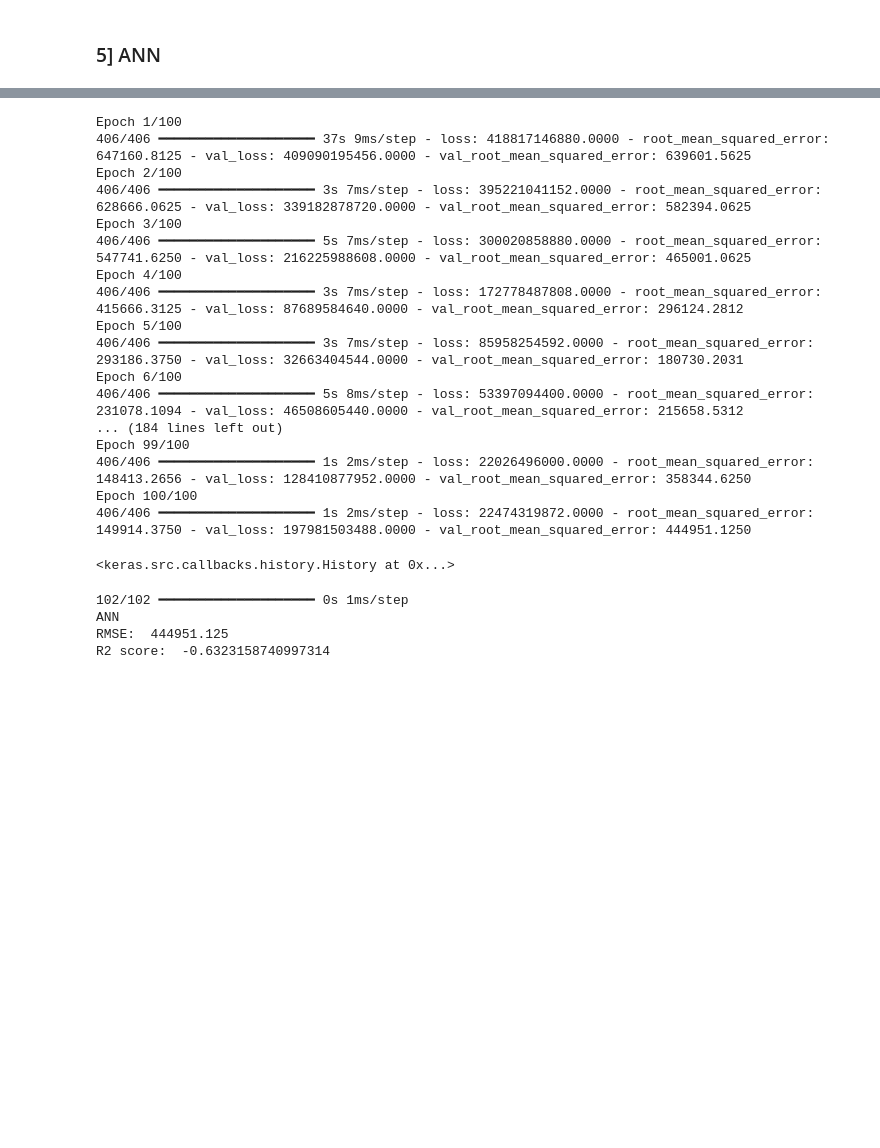
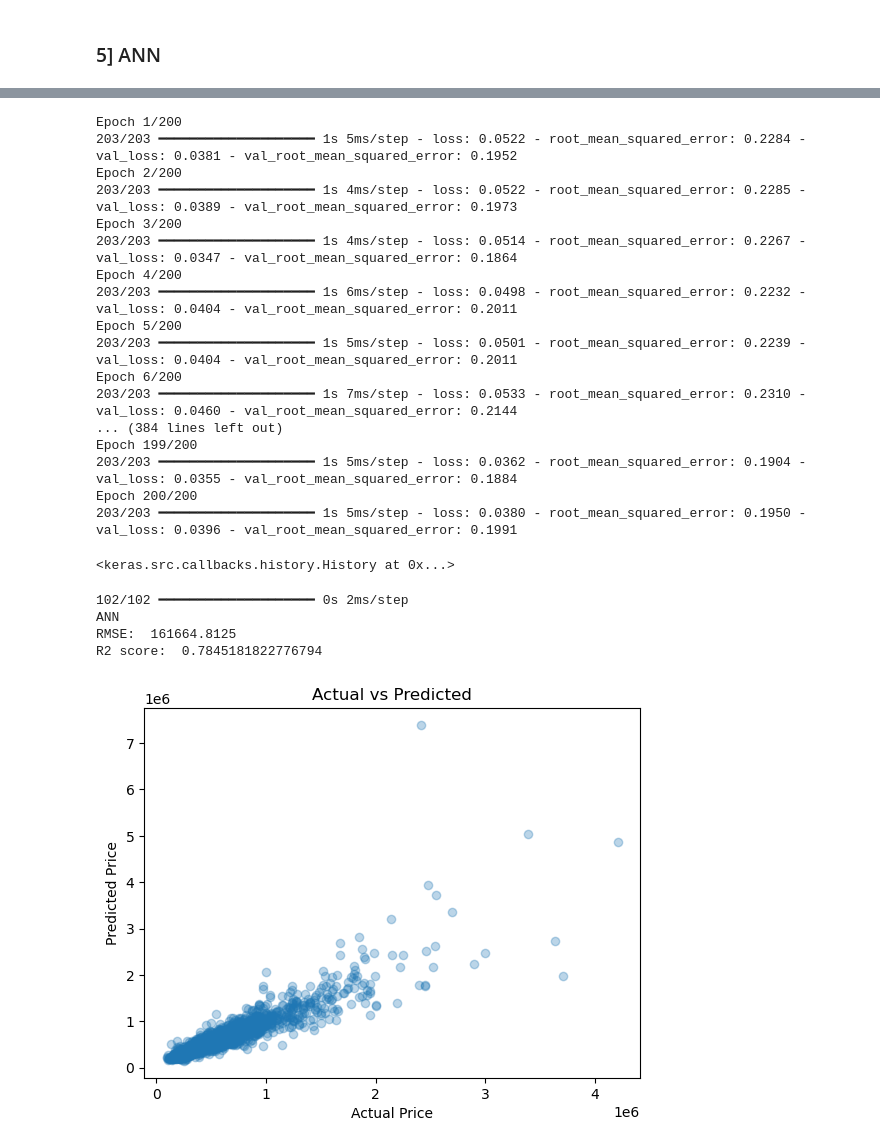
Before and after one commit to Sohan-iitr/Satellite-Imagery-Based-Property-Valuation-cdc-open-project, a Jupyter notebook: baselinemodel (only tabular data).ipynb, the cells around one changed output, grey strips where cells are left out. Drawn from its saved outputs; the diff is of its cells as text; code cells hidden in the pictures; blank space fills up the shorter version.

```diff
--- a/baselinemodel (only tabular data).ipynb
+++ b/baselinemodel (only tabular data).ipynb
@@ -313,4 +350,7 @@ RMSE:  109927.2734375
 R2 score:  0.9003698825836182
 # %% [markdown]
 ### 5] ANN
+# %%
+y_train_log = np.log1p(y_train)
+y_valid_log = np.log1p(y_valid)
 # %%
@@ -355,23 +395,31 @@ Model: "sequential_4"
 # %%
 ann.compile(optimizer="adam", loss="mean_squared_error", metrics=[tf.keras.metrics.RootMeanSquaredError()])
 # %%
-ann.fit(x_train_scaled, y_train, epochs=100, batch_size=32, validation_data=(x_valid_scaled, y_valid))
+ann.fit(
+    x_train_scaled,
+    y_train_log,
+    validation_data=(x_valid_scaled, y_valid_log),
+    epochs=200,
+    batch_size=64,
+    #callbacks=callbacks,
+    verbose=1
+)
 # %% [output]
-Epoch 1/100
-406/406 ━━━━━━━━━━━━━━━━━━━━ 37s 9ms/step - loss: 418817146880.0000 - root_mean_squared_error: 647160.8125 - val_loss: 409090195456.0000 - val_root_mean_squared_error: 639601.5625
-Epoch 2/100
-406/406 ━━━━━━━━━━━━━━━━━━━━ 3s 7ms/step - loss: 395221041152.0000 - root_mean_squared_error: 628666.0625 - val_loss: 339182878720.0000 - val_root_mean_squared_error: 582394.0625
-Epoch 3/100
-406/406 ━━━━━━━━━━━━━━━━━━━━ 5s 7ms/step - loss: 300020858880.0000 - root_mean_squared_error: 547741.6250 - val_loss: 216225988608.0000 - val_root_mean_squared_error: 465001.0625
-Epoch 4/100
-406/406 ━━━━━━━━━━━━━━━━━━━━ 3s 7ms/step - loss: 172778487808.0000 - root_mean_squared_error: 415666.3125 - val_loss: 87689584640.0000 - val_root_mean_squared_error: 296124.2812
-Epoch 5/100
-406/406 ━━━━━━━━━━━━━━━━━━━━ 3s 7ms/step - loss: 85958254592.0000 - root_mean_squared_error: 293186.3750 - val_loss: 32663404544.0000 - val_root_mean_squared_error: 180730.2031
-Epoch 6/100
-406/406 ━━━━━━━━━━━━━━━━━━━━ 5s 8ms/step - loss: 53397094400.0000 - root_mean_squared_error: 231078.1094 - val_loss: 46508605440.0000 - val_root_mean_squared_error: 215658.5312
-... (184 lines left out)
-Epoch 99/100
-406/406 ━━━━━━━━━━━━━━━━━━━━ 1s 2ms/step - loss: 22026496000.0000 - root_mean_squared_error: 148413.2656 - val_loss: 128410877952.0000 - val_root_mean_squared_error: 358344.6250
-Epoch 100/100
-406/406 ━━━━━━━━━━━━━━━━━━━━ 1s 2ms/step - loss: 22474319872.0000 - root_mean_squared_error: 149914.3750 - val_loss: 197981503488.0000 - val_root_mean_squared_error: 444951.1250
+Epoch 1/200
+203/203 ━━━━━━━━━━━━━━━━━━━━ 1s 5ms/step - loss: 0.0522 - root_mean_squared_error: 0.2284 - val_loss: 0.0381 - val_root_mean_squared_error: 0.1952
+Epoch 2/200
+203/203 ━━━━━━━━━━━━━━━━━━━━ 1s 4ms/step - loss: 0.0522 - root_mean_squared_error: 0.2285 - val_loss: 0.0389 - val_root_mean_squared_error: 0.1973
+Epoch 3/200
+203/203 ━━━━━━━━━━━━━━━━━━━━ 1s 4ms/step - loss: 0.0514 - root_mean_squared_error: 0.2267 - val_loss: 0.0347 - val_root_mean_squared_error: 0.1864
+Epoch 4/200
+203/203 ━━━━━━━━━━━━━━━━━━━━ 1s 6ms/step - loss: 0.0498 - root_mean_squared_error: 0.2232 - val_loss: 0.0404 - val_root_mean_squared_error: 0.2011
+Epoch 5/200
+203/203 ━━━━━━━━━━━━━━━━━━━━ 1s 5ms/step - loss: 0.0501 - root_mean_squared_error: 0.2239 - val_loss: 0.0404 - val_root_mean_squared_error: 0.2011
+Epoch 6/200
+203/203 ━━━━━━━━━━━━━━━━━━━━ 1s 7ms/step - loss: 0.0533 - root_mean_squared_error: 0.2310 - val_loss: 0.0460 - val_root_mean_squared_error: 0.2144
+... (384 lines left out)
+Epoch 199/200
+203/203 ━━━━━━━━━━━━━━━━━━━━ 1s 5ms/step - loss: 0.0362 - root_mean_squared_error: 0.1904 - val_loss: 0.0355 - val_root_mean_squared_error: 0.1884
+Epoch 200/200
+203/203 ━━━━━━━━━━━━━━━━━━━━ 1s 5ms/step - loss: 0.0380 - root_mean_squared_error: 0.1950 - val_loss: 0.0396 - val_root_mean_squared_error: 0.1991
 <keras.src.callbacks.history.History at 0x...>
@@ -380,15 +426,26 @@ from sklearn.metrics import root_mean_squared_error, r2_score
 # %%
-y_prd = ann.predict(x_valid_scaled)
+y_pred_log = ann.predict(x_valid_scaled).ravel()
+y_prd = np.expm1(y_pred_log)
 ann_rmse = root_mean_squared_error(y_valid, y_prd)
 ann_r2 = r2_score(y_true=y_valid, y_pred=y_prd)
 print("ANN")
 print("RMSE: ", ann_rmse)
 print("R2 score: ", ann_r2)
 # %% [output]
-102/102 ━━━━━━━━━━━━━━━━━━━━ 0s 1ms/step
+102/102 ━━━━━━━━━━━━━━━━━━━━ 0s 2ms/step
 ANN
-RMSE:  444951.125
-R2 score:  -0.6323158740997314
+RMSE:  161664.8125
+R2 score:  0.7845181822776794
+# %%
+import matplotlib.pyplot as plt
+
+plt.scatter(y_valid, y_prd, alpha=0.3)
+plt.xlabel("Actual Price")
+plt.ylabel("Predicted Price")
+plt.title("Actual vs Predicted")
+plt.show()
+# %% [output]
+[figure, added]
 # %%
 import pandas as pd
 
```
Also changed, not shown: parts of 9 cells of this notebook.
